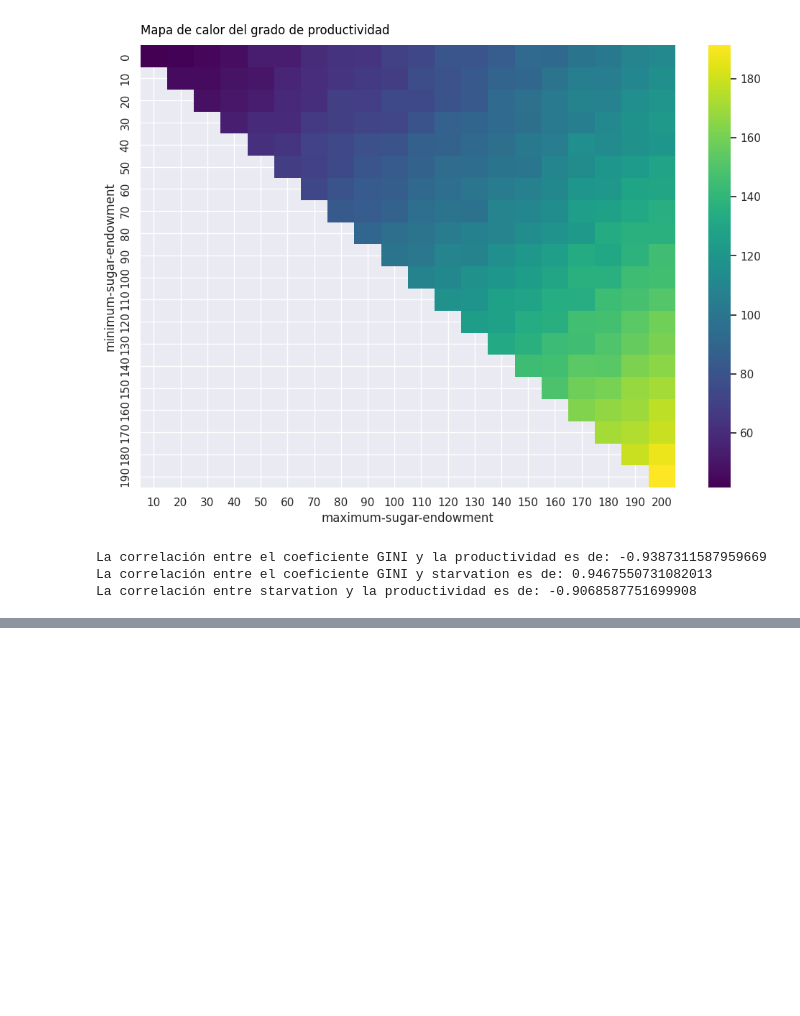
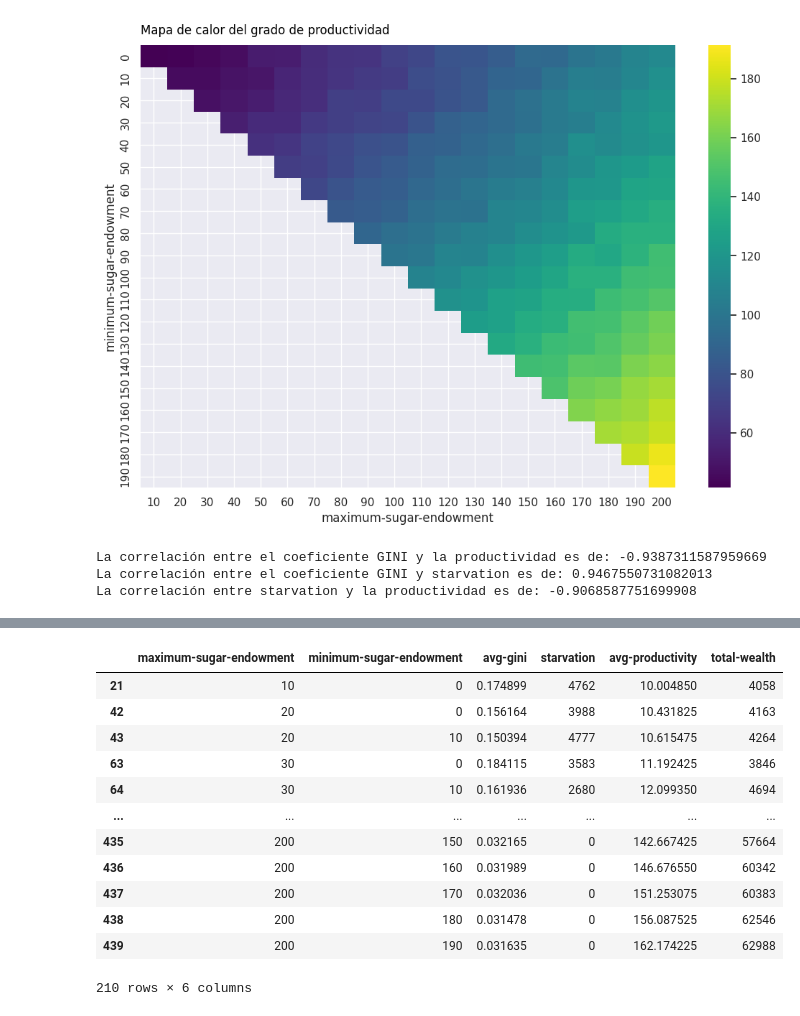
Before and after one commit to Aruroo/SugarScape, a Jupyter notebook: Analisis/AnalisisSugarScape.ipynb, the cells around one changed output, grey strips where cells are left out. Cells and saved outputs as stored; diff of their text form; code cells hidden in the pictures; blank space fills up the shorter version.

```diff
--- a/Analisis/AnalisisSugarScape.ipynb
+++ b/Analisis/AnalisisSugarScape.ipynb
@@ -84,0 +104,22 @@ La correlación entre starvation y la productividad es de: -0.9068587751699908
+# %%
+datos_ubi = datos_ubi.drop(columns='visualization')
+datos_ubi = datos_ubi.drop(columns='initial-population')
+datos_ubi = datos_ubi.drop(columns='redistribution')
+datos_ubi = datos_ubi.drop(columns='[run number]')
+datos_ubi = datos_ubi.drop(datos_ubi[datos_ubi['[step]'] == 0].index)
+datos_ubi = datos_ubi.drop(columns='[step]')
+datos_ubi
+# %% [output]
+|  | maximum-sugar-endowment | minimum-sugar-endowment | avg-gini | starvation | avg-productivity | total-wealth |
+| 21 | 10 | 0 | 0.174899 | 4762 | 10.004850 | 4058 |
+| 42 | 20 | 0 | 0.156164 | 3988 | 10.431825 | 4163 |
+| 43 | 20 | 10 | 0.150394 | 4777 | 10.615475 | 4264 |
+| 63 | 30 | 0 | 0.184115 | 3583 | 11.192425 | 3846 |
+| 64 | 30 | 10 | 0.161936 | 2680 | 12.099350 | 4694 |
+| ... | ... | ... | ... | ... | ... | ... |
+| 435 | 200 | 150 | 0.032165 | 0 | 142.667425 | 57664 |
+| 436 | 200 | 160 | 0.031989 | 0 | 146.676550 | 60342 |
+| 437 | 200 | 170 | 0.032036 | 0 | 151.253075 | 60383 |
+| 438 | 200 | 180 | 0.031478 | 0 | 156.087525 | 62546 |
+| 439 | 200 | 190 | 0.031635 | 0 | 162.174225 | 62988 |
+210 rows × 6 columns
```
Also changed, not shown: parts of 9 cells of this notebook, 2 other files.
